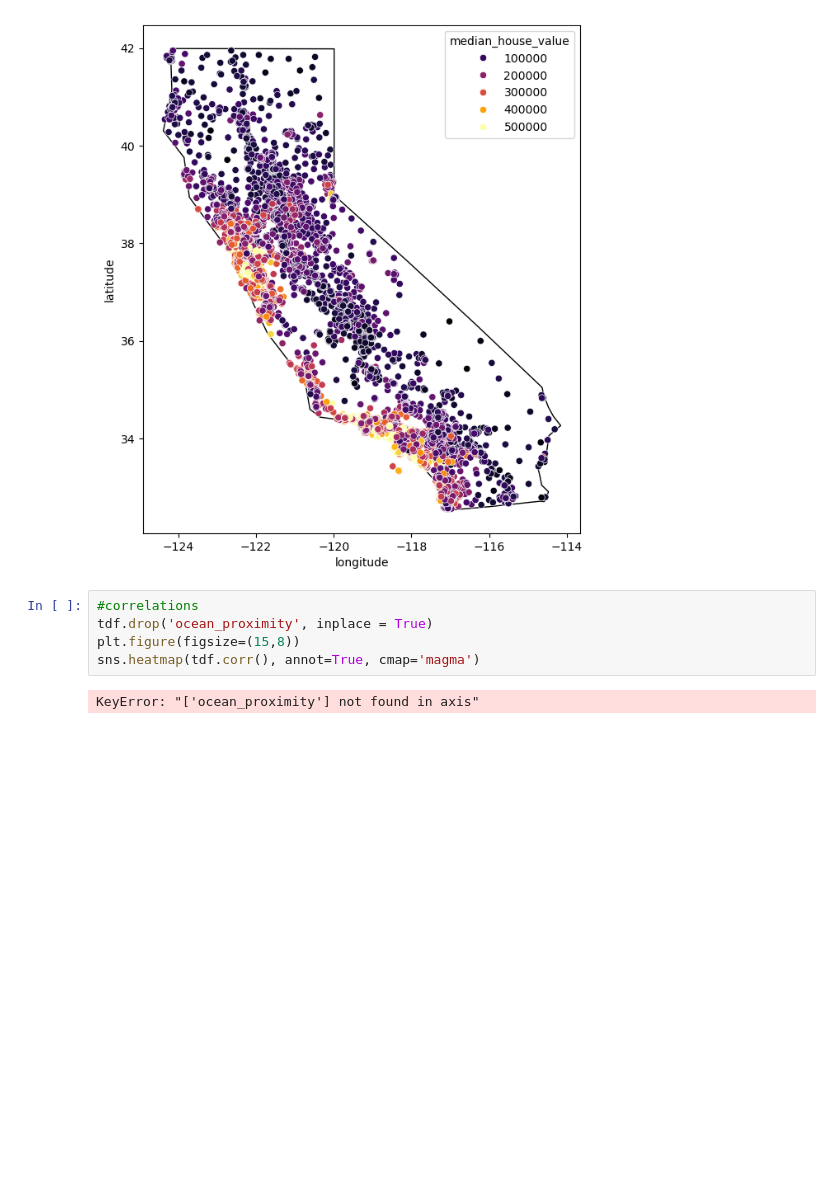
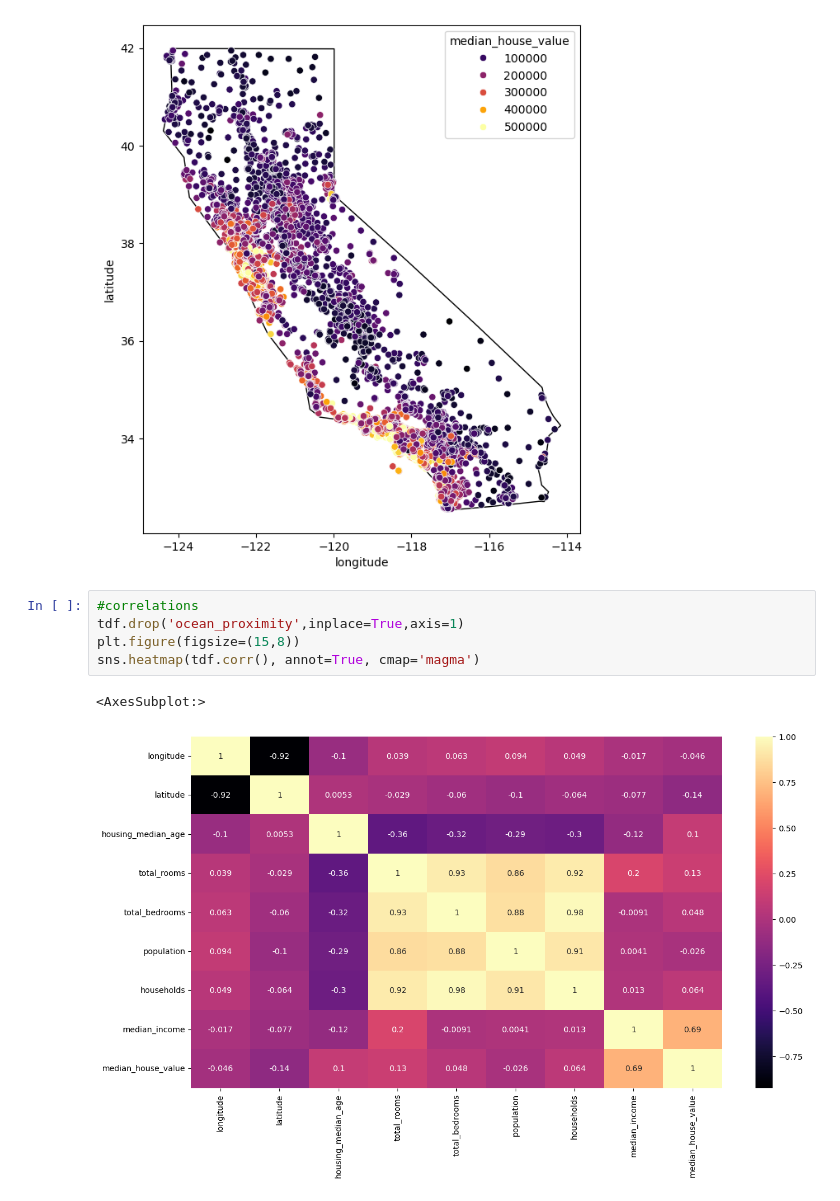
Before and after one commit to ivanzhl/california_house_price_predictions, a Jupyter notebook: houseprising.ipynb, the cells around one changed output. Saved outputs shown, nothing was run; the diff lists cells and outputs as text; blank space fills up the shorter version.

```diff
--- a/houseprising.ipynb
+++ b/houseprising.ipynb
@@ -113,8 +113,9 @@ plt.show()
 [figure]
 # %%
 #correlations
-tdf.drop('ocean_proximity', inplace = True)
+tdf.drop('ocean_proximity',inplace=True,axis=1)
 plt.figure(figsize=(15,8))
 sns.heatmap(tdf.corr(), annot=True, cmap='magma')
 # %% [output]
-KeyError: "['ocean_proximity'] not found in axis"
+<AxesSubplot:>
+[figure, added]
```
